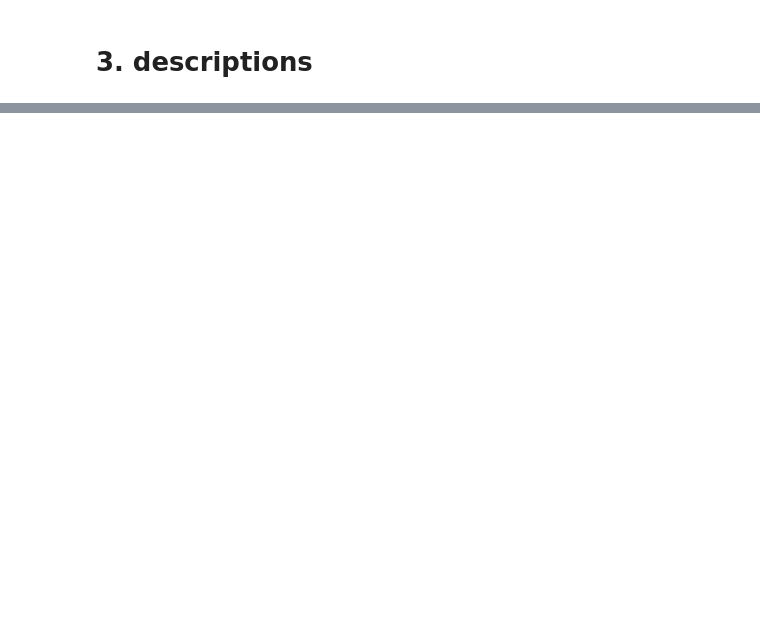
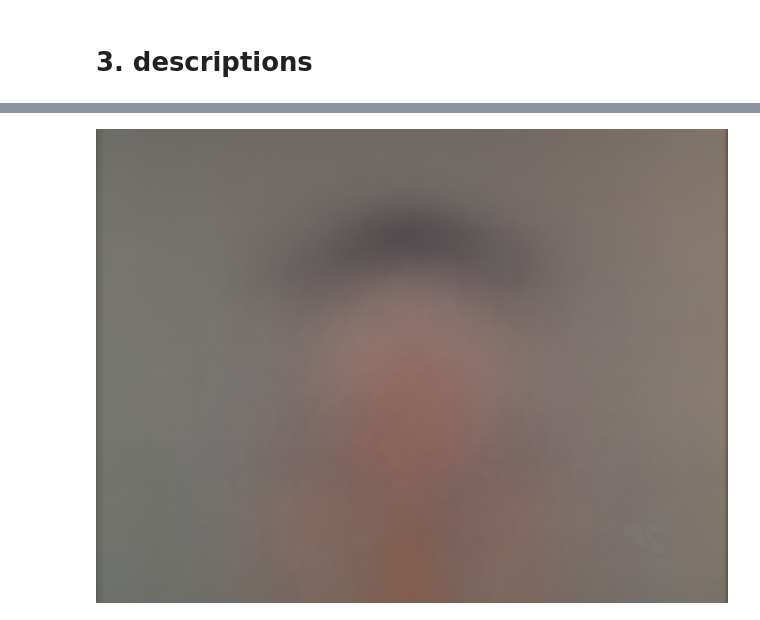
Before and after one commit to drschwenk/analyze_ds, a Jupyter notebook: analysis.ipynb, the cells around one changed output, grey strips where cells are left out. Saved outputs shown, nothing was run; the diff lists cells and outputs as text; code cells hidden in the pictures; blank space fills up the shorter version.

```diff
--- a/analysis.ipynb
+++ b/analysis.ipynb
@@ -150,0 +155,20 @@ _ = plt.xlim(-0.5, 60)
+# %%
+filters_to_apply = [functools.partial(filter_chars, n_chars=1, chars_required=['fred'])]
+# %%
+vid_list = [vid for vid in dataset if vid_filter(vid, filters_to_apply)]
+# %%
+im_list = [vid.get_key_frame_images(spec_frame=1)[0] for vid in vid_list]
+# %%
+width, height = im_list[0].size
+n_imgs = len(im_list)
+avg_arr = np.zeros((height, width , 3), np.float)
+
+for im in tqdm(im_list):
+    img_arr = np.array(im, dtype=np.float)
+    avg_arr += img_arr / n_imgs
+
+avg_arr = np.array(np.round(avg_arr), dtype=np.uint8)
+# %%
+pil.fromarray(avg_arr, mode="RGB")
+# %% [output]
+[figure, added]
```
Also changed, not shown: parts of 15 cells of this notebook.
